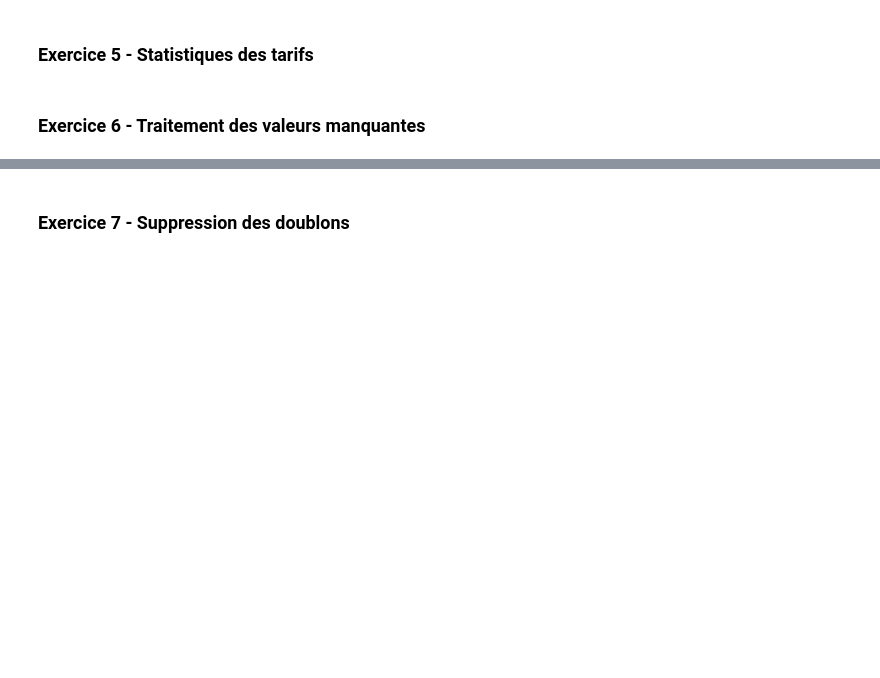
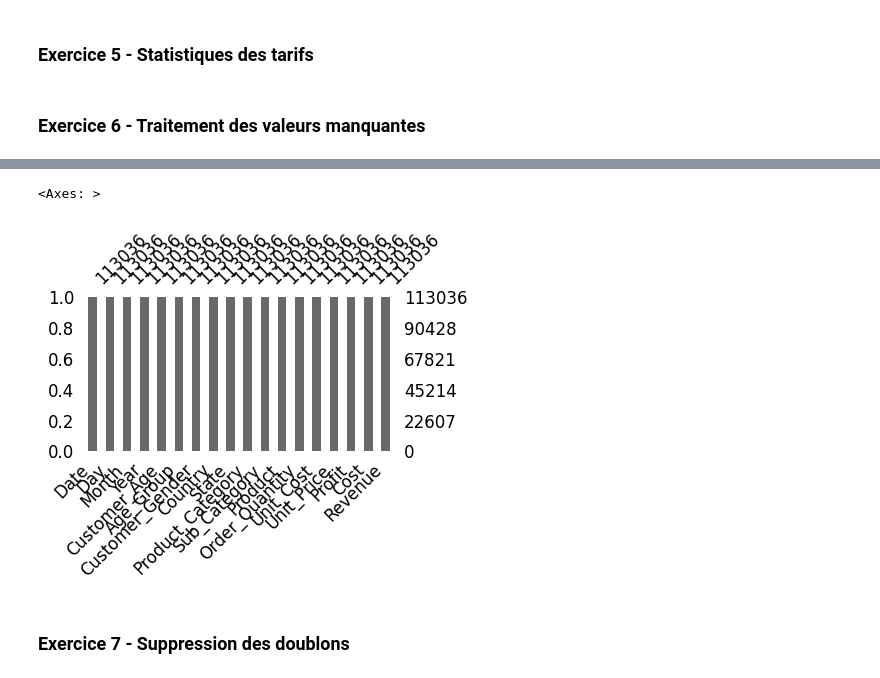
Before and after one commit to Kuriiios/simplon-python, a Jupyter notebook: notebooks/pandas.ipynb, the cells around one changed output, grey strips where cells are left out. Cells and saved outputs as stored; diff of their text form; code cells hidden in the pictures; blank space fills up the shorter version.

```diff
--- a/notebooks/pandas.ipynb
+++ b/notebooks/pandas.ipynb
@@ -44,3 +106,8 @@ missing_values
+# %%
+missingno.bar(sales_df, figsize=(4,2), fontsize=12, sort="ascending")
+# %% [output]
+<Axes: >
+[figure, added]
 # %% [markdown]
 ### Exercice 7 - Suppression des doublons
 # %%
```
Also changed, not shown: parts of 12 cells of this notebook.
